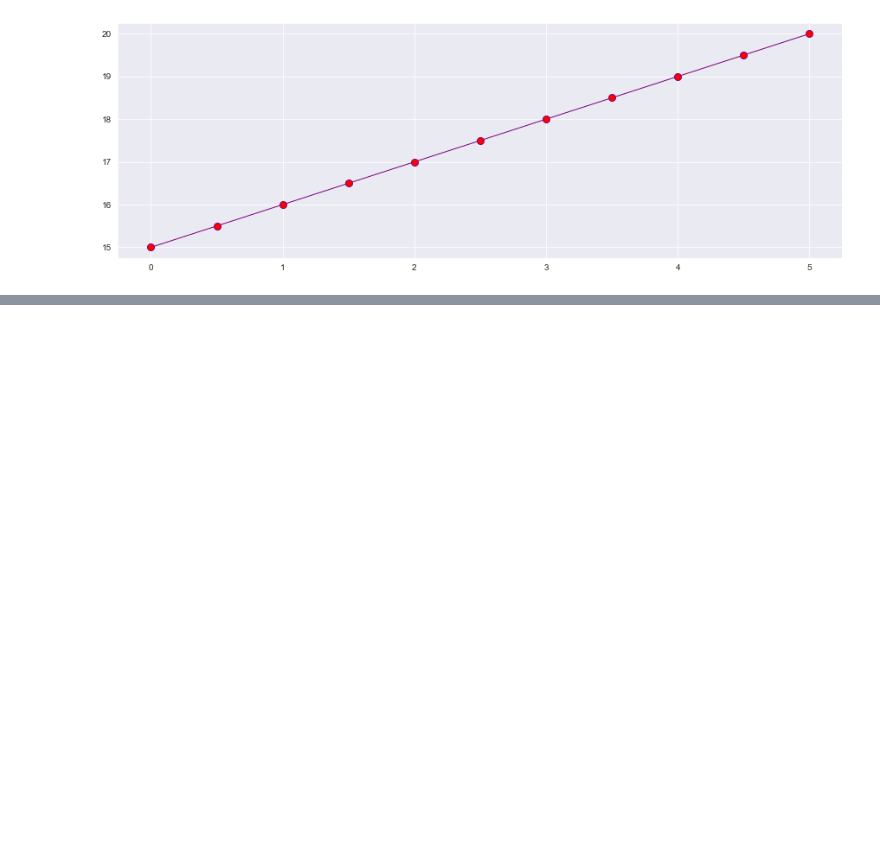
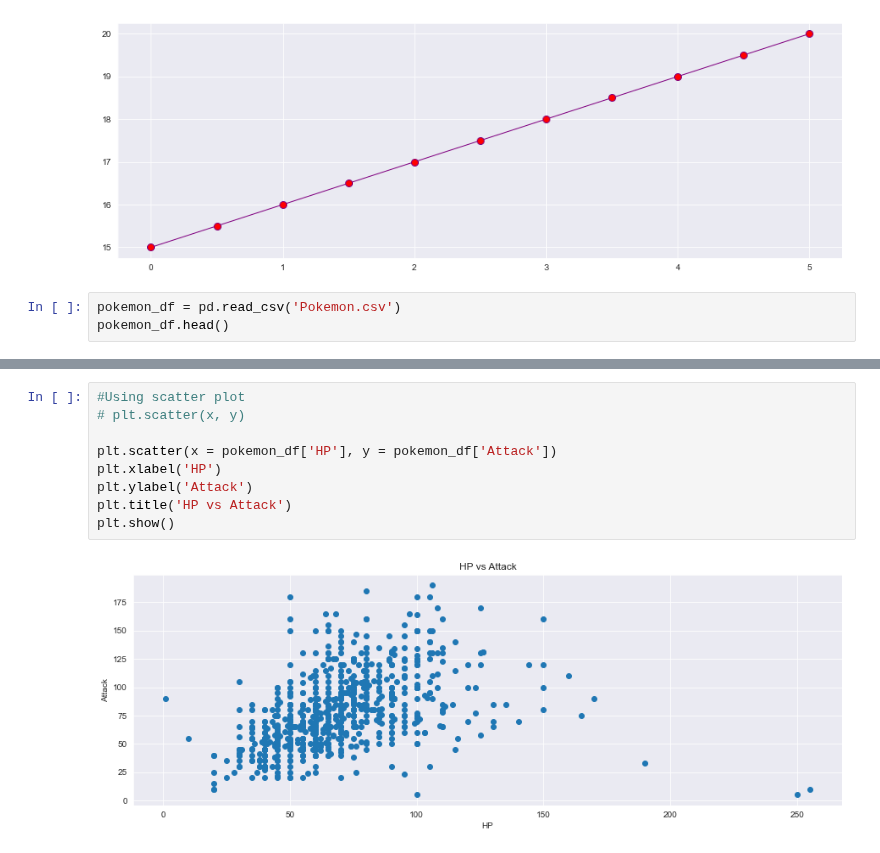
Before and after one commit to SirAbsolute0/Data_Science_I, a Jupyter notebook: Lab 3/Lab 3.ipynb, the cells around one changed output, grey strips where cells are left out. Cells and saved outputs as stored; diff of their text form; blank space fills up the shorter version.

```diff
--- a/Lab 3/Lab 3.ipynb
+++ b/Lab 3/Lab 3.ipynb
@@ -132,3 +132,6 @@ markerfacecolor="yellow", markeredgewidth=3, markeredgecolor="green")
 # %% [output]
 [<matplotlib.lines.Line2D at 0x...>]
 [figure]
+# %%
+pokemon_df = pd.read_csv('Pokemon.csv')
+pokemon_df.head()
@@ -134,0 +145,11 @@ markerfacecolor="yellow", markeredgewidth=3, markeredgecolor="green")
+# %%
+#Using scatter plot
+# plt.scatter(x, y)
+
+plt.scatter(x = pokemon_df['HP'], y = pokemon_df['Attack'])
+plt.xlabel('HP')
+plt.ylabel('Attack')
+plt.title('HP vs Attack')
+plt.show()
+# %% [output]
+[figure, added]
```
Also changed, not shown: parts of 11 cells of this notebook.
